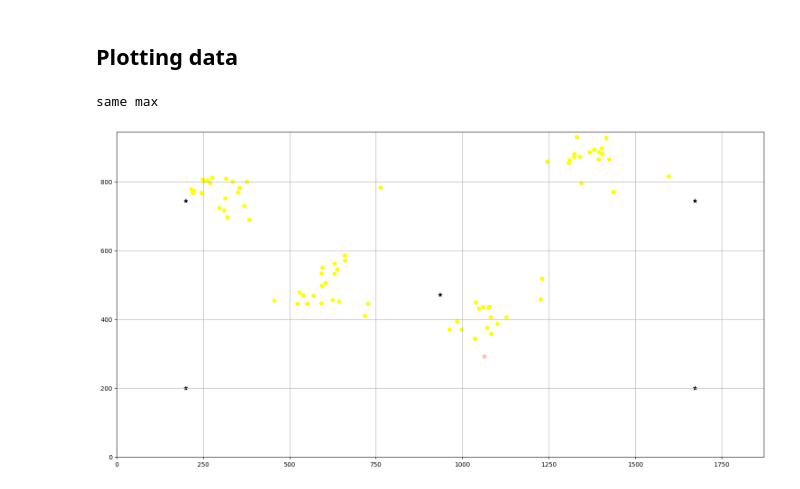
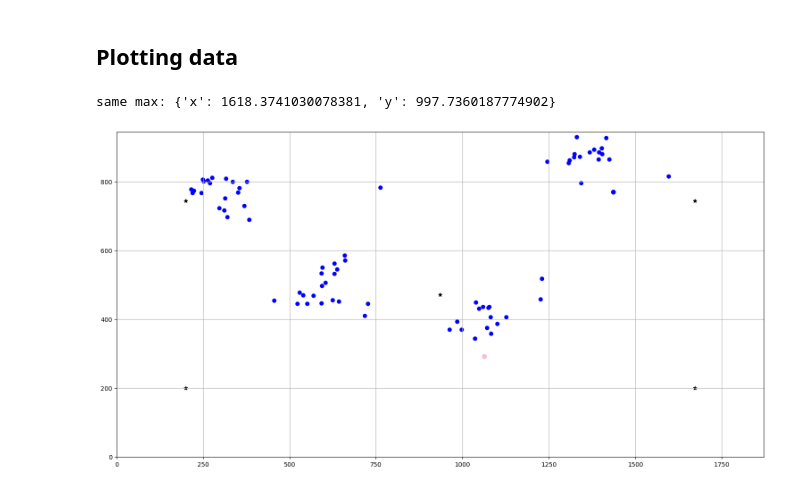
Before and after one commit to ruxailab/web-eye-tracker, a Jupyter notebook: app/services/calib_validation/left.ipynb, the cells around one changed output. Cells and saved outputs as stored; diff of their text form; code cells hidden in the pictures.

```diff
--- a/app/services/calib_validation/left.ipynb
+++ b/app/services/calib_validation/left.ipynb
@@ -8,7 +8,7 @@ import matplotlib.pyplot as plt
 from eyeInfo import EyeInfo
 import numpy as np
 
-output = './csv/output/center_20.csv'
+output = './csv/output/outleft.csv'
 train_imput = './csv/center_20_fixed_train_data.csv'
 predict_input = './csv/center_20_predict_train_data.csv'
 
@@ -97,37 +97,38 @@ print(min_y)
 right_color = 'blue'
 left_color= 'red'
 calib_colors= 'black'
-prediction_color = 'yellow'
+prediction_color = 'blue'
 highlight_max_color = 'green'
 highlight_min_color = 'pink'
+marker_size = 30
 
 # plt.scatter(right_eye_x, right_eye_y, marker='o', color='blue', label='right eye')
 # plt.scatter(left_eye_x, left_eye_y, marker='o', color='red', label='left eye')
 plt.scatter(calib_points_x, calib_points_y, marker="*", color=calib_colors, label='calib points')
 plt.scatter(prediction_x, prediction_y, marker='o', color=prediction_color, label='predicted value')
 if(max_x != max_y):
     plt.scatter(max_x['x'], max_x['y'], marker='o', color=highlight_max_color, label='predict max x point')
     plt.scatter(max_y['x'], max_y['y'], marker='o', color=highlight_max_color, label='predict max y point')
 else:
     plt.scatter(max_x['x'], max_x['y'], marker='o', color=highlight_max_color, label='max general point')
-    print('same max')
+    print(f'same max: {max_x}')
 
 if(min_x != min_y):
     plt.scatter(min_x['x'], min_x['y'], marker='o', color=highlight_min_color, label='predict min x point')
     plt.scatter(min_y['x'], min_y['y'], marker='o', color=highlight_min_color, label='predict min y point')
 else:
     plt.scatter(min_x['x'], min_x['y'], marker='o', color=highlight_min_color, label='min general point')
-    print('same min')
+    print(f'same min: {min_x}')
 fig = plt.gcf()
 fig.set_size_inches(eye.k_screen_width / 100, eye.k_screen_height / 100)
 
 ax = plt.gca()
 ax.set_xlim(0, eye.k_screen_width)
 ax.set_ylim(0, eye.k_screen_height)
 
 plt.grid(True)
 
 plt.show()
 # %% [output]
-same max
+same max: {'x': 1618.3741030078381, 'y': 997.7360187774902}
-[figure, old version]
+[figure, new version]
```
Also changed, not shown: 6 other files.
